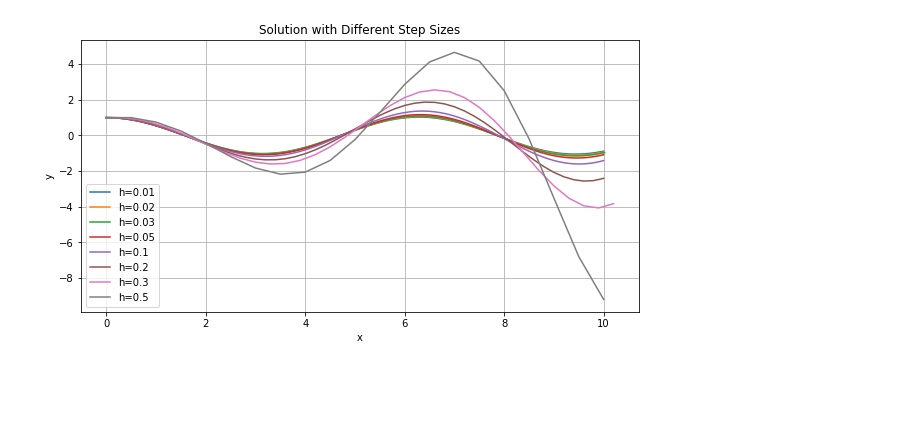
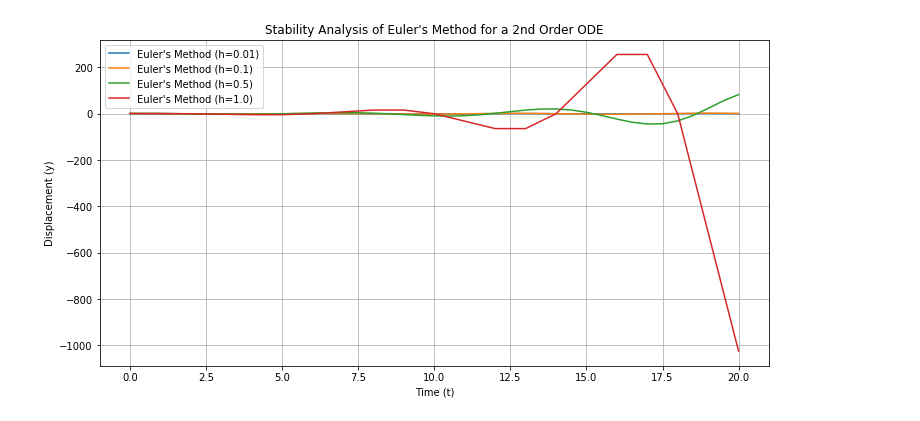
Before and after one commit to gcasias/coe311k, a Jupyter notebook: classwork1/gac3352challenge17.ipynb, the cells around one changed output. Saved outputs shown, nothing was run; the diff lists cells and outputs as text; code cells hidden in the pictures; blank space fills up the shorter version.

```diff
--- a/classwork1/gac3352challenge17.ipynb
+++ b/classwork1/gac3352challenge17.ipynb
@@ -2,45 +2,67 @@
 import numpy as np
 import matplotlib.pyplot as plt
 
-# Define the parameters
-k = 1.0     # Constant in the equation (e.g., spring constant)
-h_values = [0.01,0.02,0.03,0.05,0.1,0.2,0.3,0.5]   # Step size
-x_start = 0  # Start of the interval
-x_end = 10  # End of the interval
-y_0 = 1.0   # Initial condition for y
-v_0 = 0.0   # Initial condition for dy/dx
+# Parameters
+k = 1.0        # Spring constant
+h_values = [0.01, 0.1, 0.5, 1.0]  # Different step sizes to test stability
+t_start = 0    # Start time
+t_end = 20     # End time
+y_0 = 1.0      # Initial displacement
+v_0 = 0.0      # Initial velocity
 
-plt.figure(figsize=(10, 5))
-
-for h in h_values:
-    x_values = np.arange(x_start, x_end + h, h)
-    y_values = np.zeros(len(x_values))
-    v_values = np.zeros(len(x_values))
+# Function to apply Euler's Method for given step size
+def euler_method(h, k, t_start, t_end, y_0, v_0):
+    t_values = np.arange(t_start, t_end + h, h)
+    y_values = np.zeros(len(t_values))
+    v_values = np.zeros(len(t_values))
 
     # Set initial conditions
     y_values[0] = y_0
     v_values[0] = v_0
 
-    # Euler's Method loop
-    for i in range(1, len(x_values)):
-        # Current values
-        x_n = x_values[i - 1]
+    for i in range(1, len(t_values)):
         y_n = y_values[i - 1]
         v_n = v_values[i - 1]
 
-        # Update equations
+        # Update equations for Euler's Method
         y_values[i] = y_n + h * v_n
         v_values[i] = v_n + h * (-k * y_n)
 
-    plt.plot(x_values, y_values, label=f'h={h}')
+    return t_values, y_values
 
-# Plot the results
-plt.xlabel('x')
-plt.ylabel('y')
-plt.title('Solution with Different Step Sizes')
+# Plot results for different step sizes
+plt.figure(figsize=(12, 6))
+
+for h in h_values:
+
+    # Asked ChatGPT for some assitance creating matrix and eigenvalues
+    # Constructed Matrix
+    A = np.array([
+        [1, h],
+        [-k*h, 1]
+    ])
+
+    # Eigenvalues
+    eigenvalues = np.linalg.eigvals(A)
+    magnitudes = np.abs(eigenvalues)
+
+    print(f"\nStep size h = {h}")
+    print("Eigenvalues:", eigenvalues)
+
+    # Check Stability
+    if np.all(magnitudes < 1):
+        print("Solution is Stable")
+    else:
+        print("Solution may not be Entirely Stable ;)")
+
+    t, y = euler_method(h, k, t_start, t_end, y_0, v_0)
+    plt.plot(t, y, label=f'Euler\'s Method (h={h})')
+
+plt.xlabel('Time (t)')
+plt.ylabel('Displacement (y)')
+plt.title('Stability Analysis of Euler\'s Method for a 2nd Order ODE')
 plt.legend()
 plt.grid(True)
 plt.show()
-
-# Ran through ChatGPT to ensure no errors and met challenge requirements
+# Ran my code through ChatGPT to ensure no errors and satisfied what challenge was asking for
 # %% [output]
@@ -47 +84 @@ plt.show()
-[figure, old version]
+[figure, new version]
```
Also changed, not shown: parts of 2 cells of this notebook, 4 other files.
